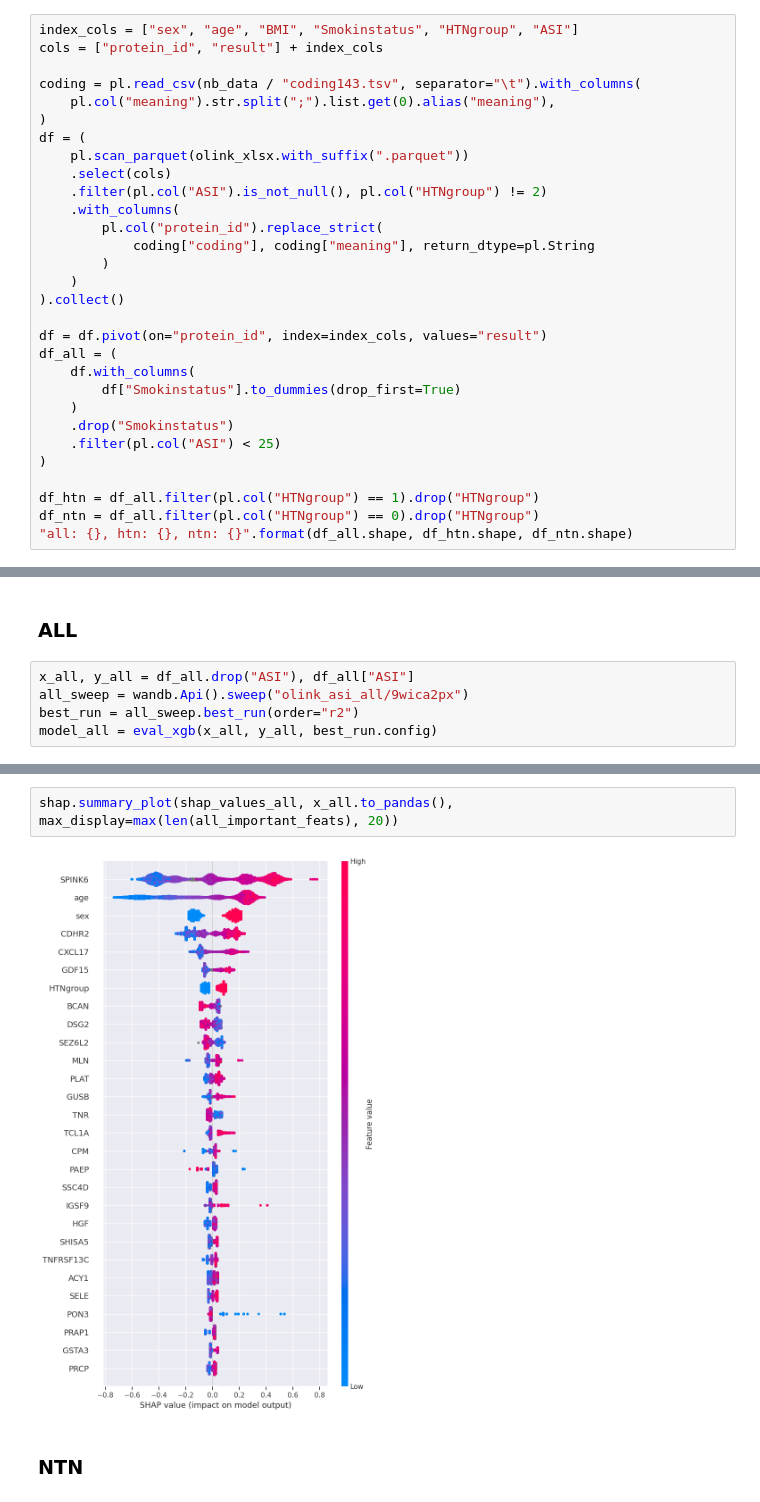
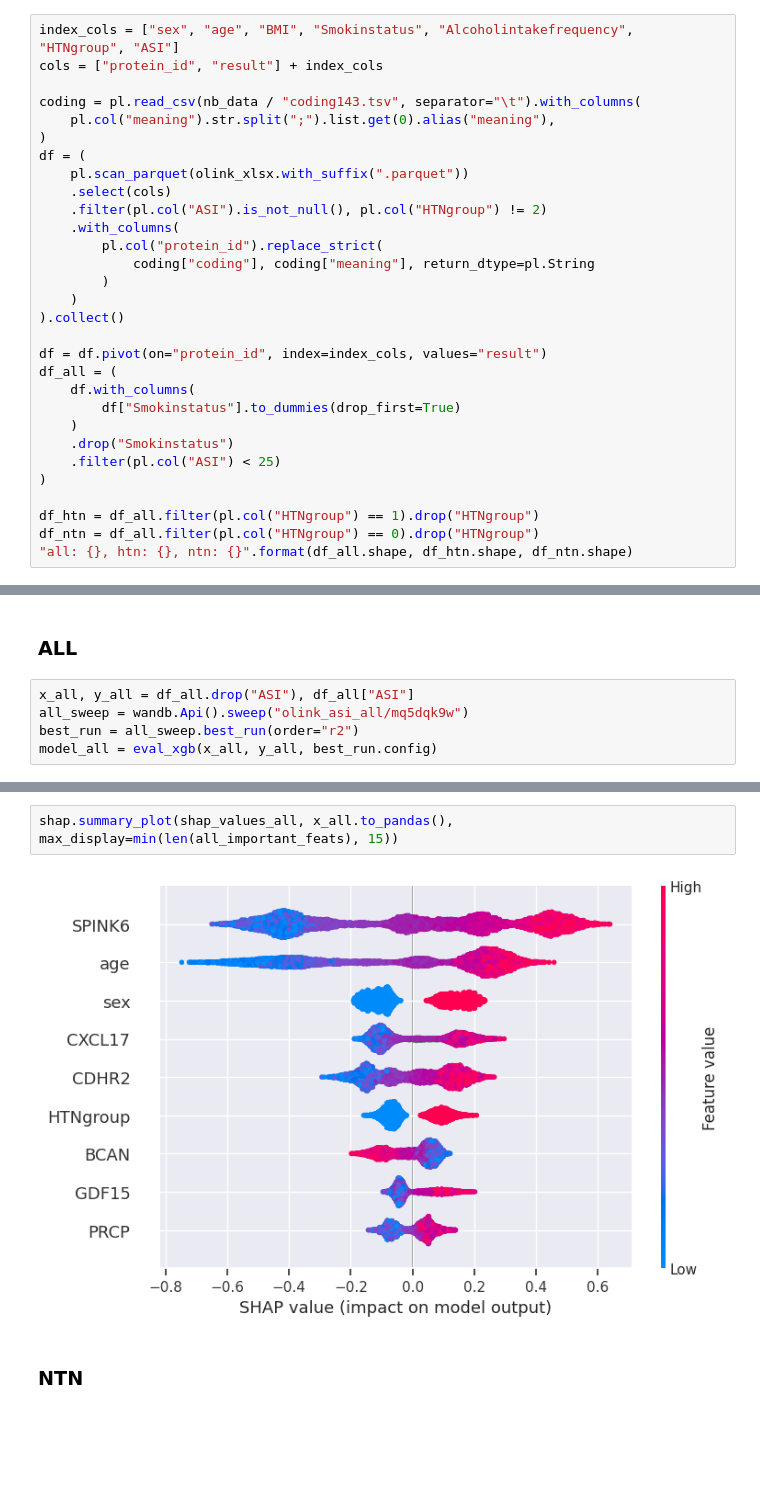
Before and after one commit to ipolharvard/biobank_olink, a Jupyter notebook: notebooks/biomarkers_asi.ipynb, the cells around one changed output, grey strips where cells are left out. Saved outputs shown, nothing was run; the diff lists cells and outputs as text; blank space fills up the shorter version.

Commit message:
Add the Alcoholintakefrequency feature
Signed-off-by: Paweł Renc <prenc@mgh.harvard.edu>

```diff
--- a/notebooks/biomarkers_asi.ipynb
+++ b/notebooks/biomarkers_asi.ipynb
@@ -29,5 +29,5 @@ pl.__version__
 # %%
-index_cols = ["sex", "age", "BMI", "Smokinstatus", "HTNgroup", "ASI"]
+index_cols = ["sex", "age", "BMI", "Smokinstatus", "Alcoholintakefrequency", "HTNgroup", "ASI"]
 cols = ["protein_id", "result"] + index_cols
 
 coding = pl.read_csv(nb_data / "coding143.tsv", separator="\t").with_columns(
@@ -128,7 +128,7 @@ def get_elbow_point(series: pd.Series) -> int:
 ### ALL
 # %%
 x_all, y_all = df_all.drop("ASI"), df_all["ASI"]
-all_sweep = wandb.Api().sweep("olink_asi_all/9wica2px")
+all_sweep = wandb.Api().sweep("olink_asi_all/mq5dqk9w")
 best_run = all_sweep.best_run(order="r2")
 model_all = eval_xgb(x_all, y_all, best_run.config)
 # %% [output]
@@ -163,7 +162,7 @@ all_important_feats.index.values, f"Number of important feats: {len(all_importan
 # %%
-shap.summary_plot(shap_values_all, x_all.to_pandas(), max_display=max(len(all_important_feats), 20))
+shap.summary_plot(shap_values_all, x_all.to_pandas(), max_display=min(len(all_important_feats), 15))
 # %% [output]
-[figure, old version]
+[figure, new version]
 # %% [markdown]
 ### NTN
 # %%
```
Also changed, not shown: parts of 17 cells of this notebook.
